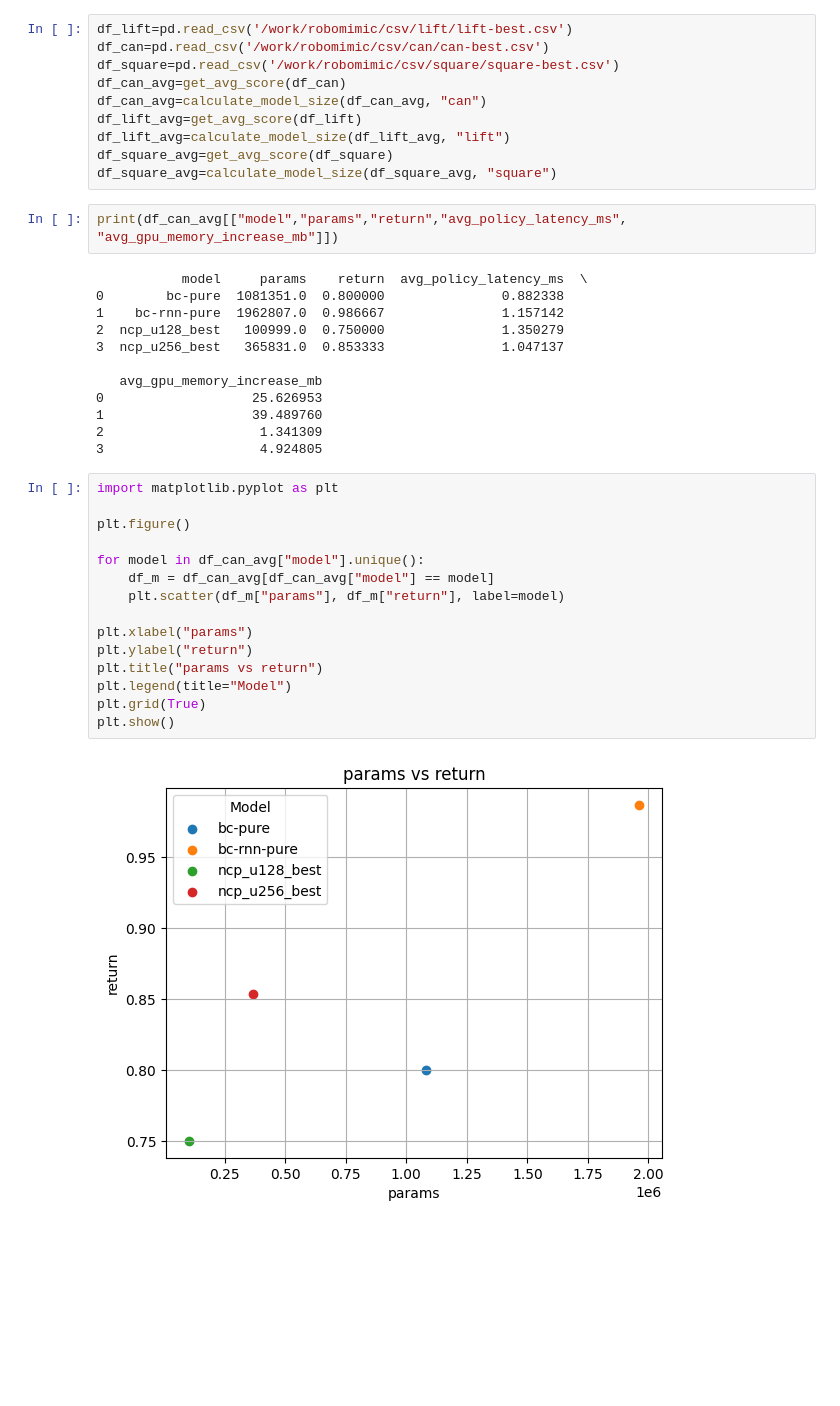
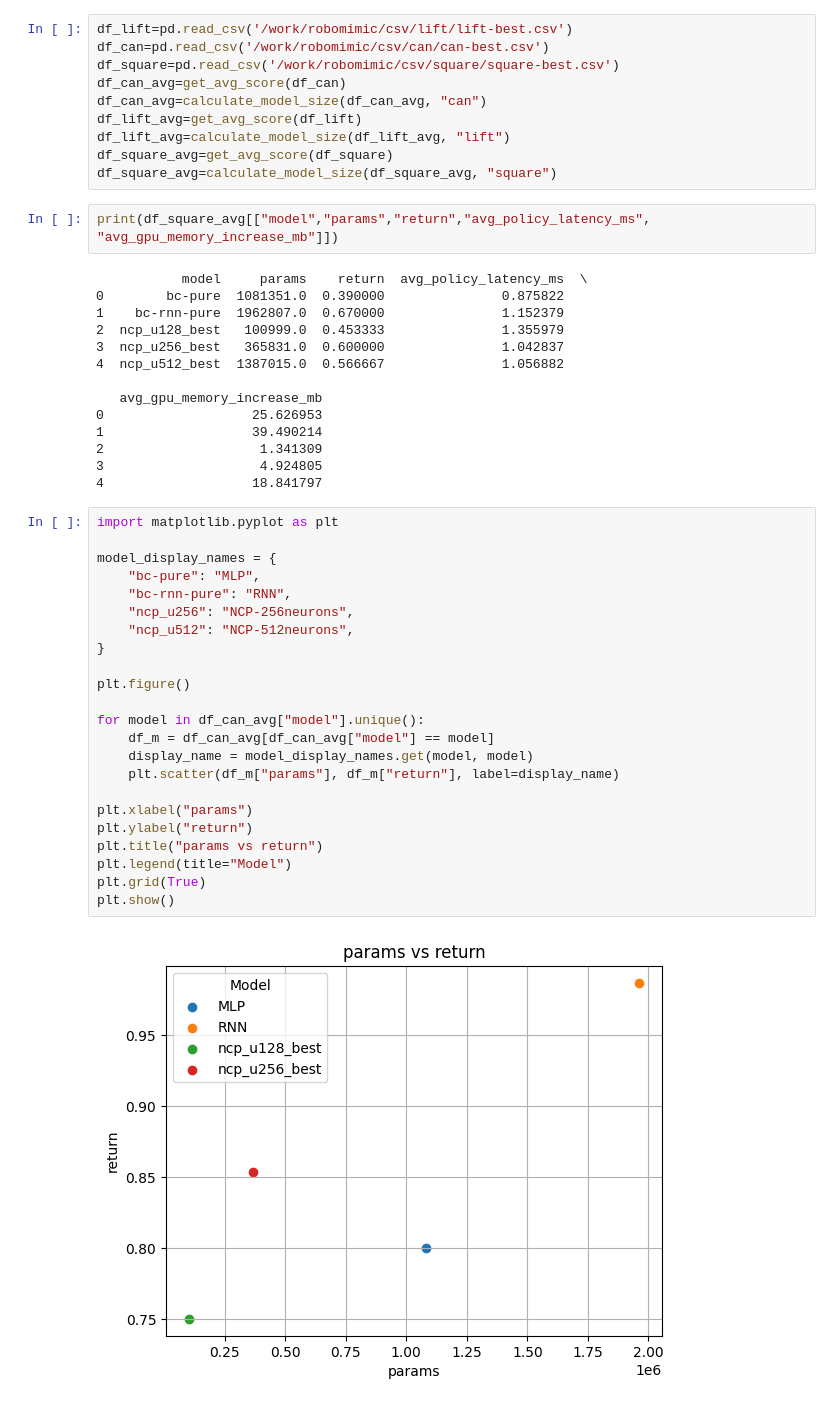
Before and after one commit to yuuharu11/LNN-control, a Jupyter notebook: robomimic/myscript/make-graph/success_rate-model_size.ipynb, the cells around one changed output. Saved outputs shown, nothing was run; the diff lists cells and outputs as text; blank space fills up the shorter version.

```diff
--- a/robomimic/myscript/make-graph/success_rate-model_size.ipynb
+++ b/robomimic/myscript/make-graph/success_rate-model_size.ipynb
@@ -74,36 +82,46 @@ df_lift_avg=calculate_model_size(df_lift_avg, "lift")
 df_square_avg=get_avg_score(df_square)
 df_square_avg=calculate_model_size(df_square_avg, "square")
 # %%
-print(df_can_avg[["model","params","return","avg_policy_latency_ms", "avg_gpu_memory_increase_mb"]])
+print(df_square_avg[["model","params","return","avg_policy_latency_ms", "avg_gpu_memory_increase_mb"]])
 # %% [output]
            model     params    return  avg_policy_latency_ms  \
-0        bc-pure  1081351.0  0.800000               0.882338
-1    bc-rnn-pure  1962807.0  0.986667               1.157142
-2  ncp_u128_best   100999.0  0.750000               1.350279
-3  ncp_u256_best   365831.0  0.853333               1.047137
+0        bc-pure  1081351.0  0.390000               0.875822
+1    bc-rnn-pure  1962807.0  0.670000               1.152379
+2  ncp_u128_best   100999.0  0.453333               1.355979
+3  ncp_u256_best   365831.0  0.600000               1.042837
+4  ncp_u512_best  1387015.0  0.566667               1.056882
 
    avg_gpu_memory_increase_mb
 0                   25.626953
-1                   39.489760
+1                   39.490214
 2                    1.341309
 3                    4.924805
+4                   18.841797
 # %%
 import matplotlib.pyplot as plt
+
+model_display_names = {
+    "bc-pure": "MLP",
+    "bc-rnn-pure": "RNN",
+    "ncp_u256": "NCP-256neurons",
+    "ncp_u512": "NCP-512neurons",
+}
 
 plt.figure()
 
 for model in df_can_avg["model"].unique():
     df_m = df_can_avg[df_can_avg["model"] == model]
-    plt.scatter(df_m["params"], df_m["return"], label=model)
+    display_name = model_display_names.get(model, model)
+    plt.scatter(df_m["params"], df_m["return"], label=display_name)
 
 plt.xlabel("params")
 plt.ylabel("return")
 plt.title("params vs return")
 plt.legend(title="Model")
 plt.grid(True)
 plt.show()
 # %% [output]
-[figure, old version]
+[figure, new version]
 # %%
 import matplotlib.pyplot as plt
 import matplotlib.ticker as ticker
```
Also changed, not shown: parts of 2 cells of this notebook, 13 other files.
